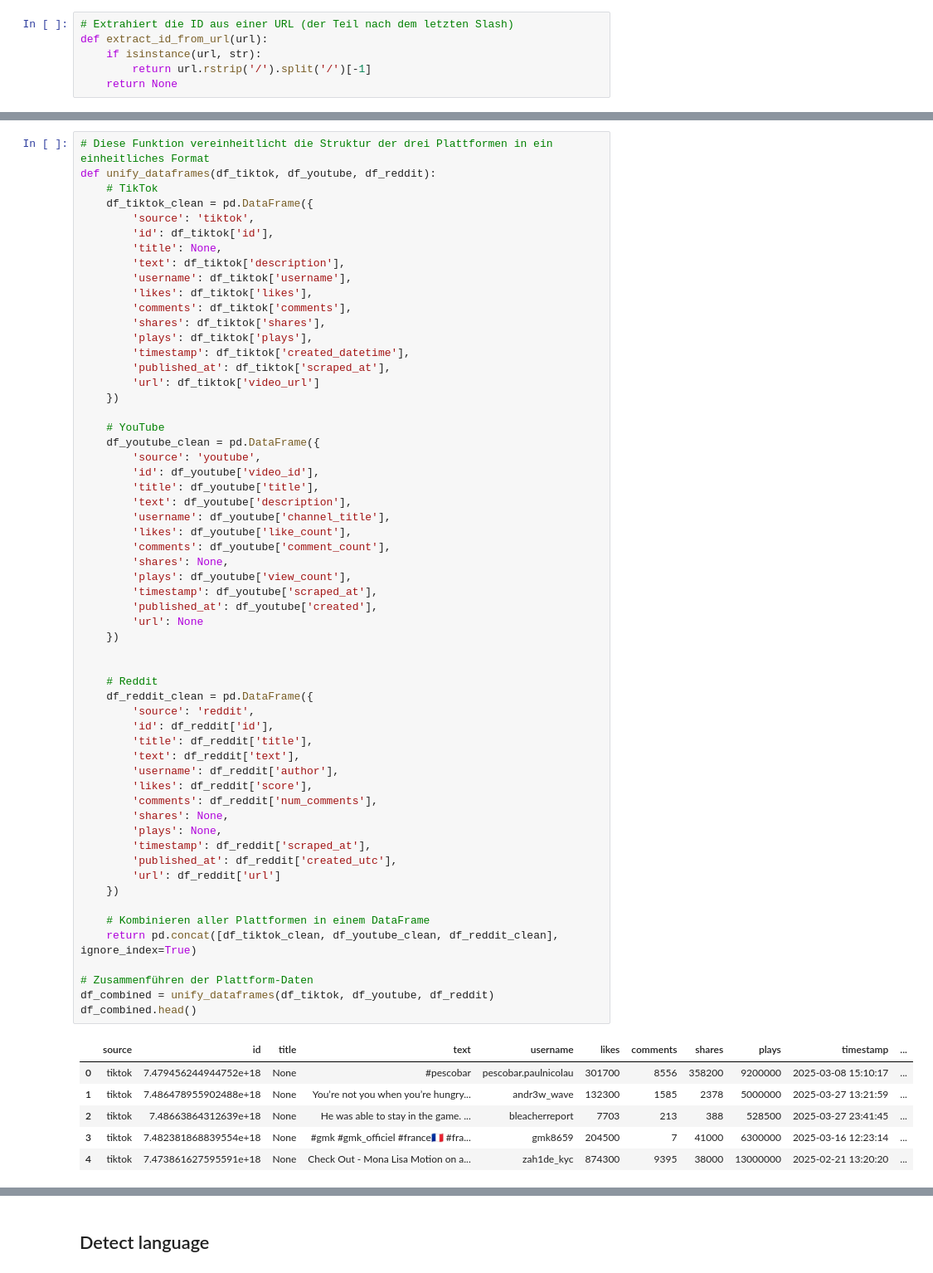
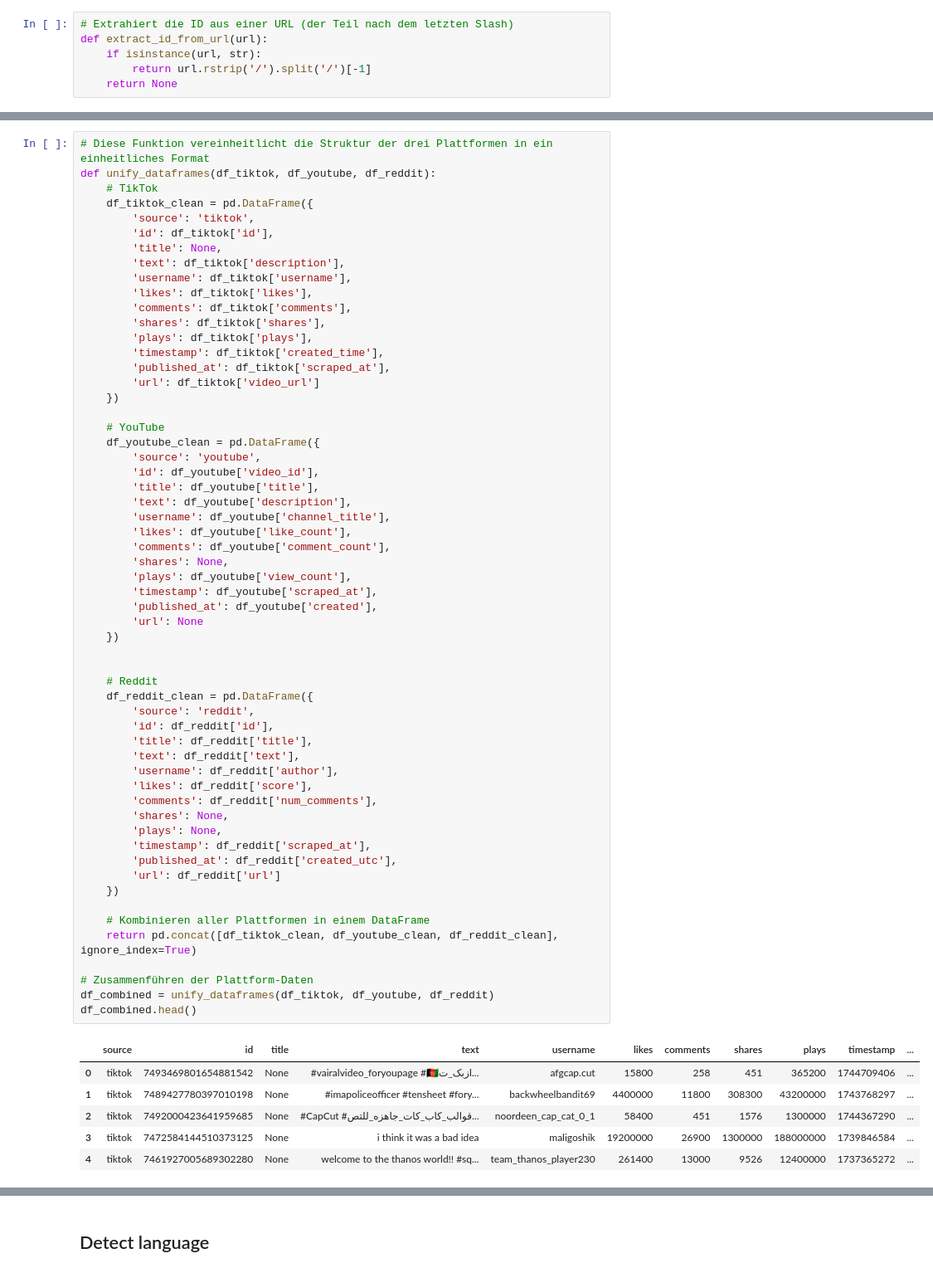
Before and after one commit to sofietheresa/TrendAnalyseSocialMedia, a Jupyter notebook: notebooks/02_preprocessing.ipynb, the cells around one changed output, grey strips where cells are left out. Shown at 83% size. Cells and saved outputs as stored; diff of their text form.

```diff
--- a/notebooks/02_preprocessing.ipynb
+++ b/notebooks/02_preprocessing.ipynb
@@ -574,7 +586,7 @@ def unify_dataframes(df_tiktok, df_youtube, df_reddit):
         'comments': df_tiktok['comments'],
         'shares': df_tiktok['shares'],
         'plays': df_tiktok['plays'],
-        'timestamp': df_tiktok['created_datetime'],
+        'timestamp': df_tiktok['created_time'],
         'published_at': df_tiktok['scraped_at'],
         'url': df_tiktok['video_url']
     })
@@ -593,38 +605,38 @@ def unify_dataframes(df_tiktok, df_youtube, df_reddit):
         'timestamp': df_youtube['scraped_at'],
         'published_at': df_youtube['created'],
         'url': None
     })
 
 
     # Reddit
     df_reddit_clean = pd.DataFrame({
         'source': 'reddit',
         'id': df_reddit['id'],
         'title': df_reddit['title'],
         'text': df_reddit['text'],
         'username': df_reddit['author'],
         'likes': df_reddit['score'],
         'comments': df_reddit['num_comments'],
         'shares': None,
         'plays': None,
         'timestamp': df_reddit['scraped_at'],
         'published_at': df_reddit['created_utc'],
         'url': df_reddit['url']
     })
 
     # Kombinieren aller Plattformen in einem DataFrame
     return pd.concat([df_tiktok_clean, df_youtube_clean, df_reddit_clean], ignore_index=True)
 
 # Zusammenführen der Plattform-Daten
 df_combined = unify_dataframes(df_tiktok, df_youtube, df_reddit)
 df_combined.head()
 # %% [output]
 |  | source | id | title | text | username | likes | comments | shares | plays | timestamp | ... |
-| 0 | tiktok | 7.479456244944752e+18 | None | #pescobar | pescobar.paulnicolau | 301700 | 8556 | 358200 | 9200000 | 2025-03-08 15:10:17 | ... |
-| 1 | tiktok | 7.486478955902488e+18 | None | You’re not you when you’re hungry... | andr3w_wave | 132300 | 1585 | 2378 | 5000000 | 2025-03-27 13:21:59 | ... |
-| 2 | tiktok | 7.48663864312639e+18 | None | He was able to stay in the game. ... | bleacherreport | 7703 | 213 | 388 | 528500 | 2025-03-27 23:41:45 | ... |
-| 3 | tiktok | 7.482381868839554e+18 | None | #gmk #gmk_officiel #france🇫🇷 #fra... | gmk8659 | 204500 | 7 | 41000 | 6300000 | 2025-03-16 12:23:14 | ... |
-| 4 | tiktok | 7.473861627595591e+18 | None | Check Out - Mona Lisa Motion on a... | zah1de_kyc | 874300 | 9395 | 38000 | 13000000 | 2025-02-21 13:20:20 | ... |
+| 0 | tiktok | 7493469801654881542 | None | #vairalvideo_foryoupage #🇦🇫ازبک_ت... | afgcap.cut | 15800 | 258 | 451 | 365200 | 1744709406 | ... |
+| 1 | tiktok | 7489427780397010198 | None | #imapoliceofficer #tensheet #fory... | backwheelbandit69 | 4400000 | 11800 | 308300 | 43200000 | 1743768297 | ... |
+| 2 | tiktok | 7492000423641959685 | None | #CapCut #قوالب_كاب_كات_جاهزه_للتص... | noordeen_cap_cat_0_1 | 58400 | 451 | 1576 | 1300000 | 1744367290 | ... |
+| 3 | tiktok | 7472584144510373125 | None | i think it was a bad idea | maligoshik | 19200000 | 26900 | 1300000 | 188000000 | 1739846584 | ... |
+| 4 | tiktok | 7461927005689302280 | None | welcome to the thanos world!! #sq... | team_thanos_player230 | 261400 | 13000 | 9526 | 12400000 | 1737365272 | ... |
 # %%
 # Anzahl der Posts pro Plattform
 post_counts = df_combined["source"].value_counts().reset_index()
```
Also changed, not shown: parts of 20 cells of this notebook, 4 other files.
